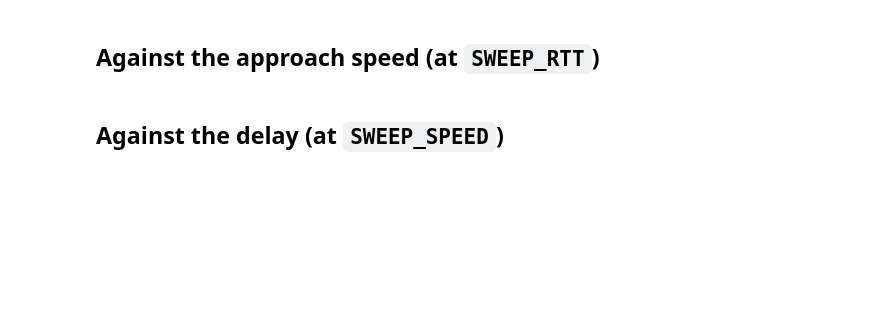
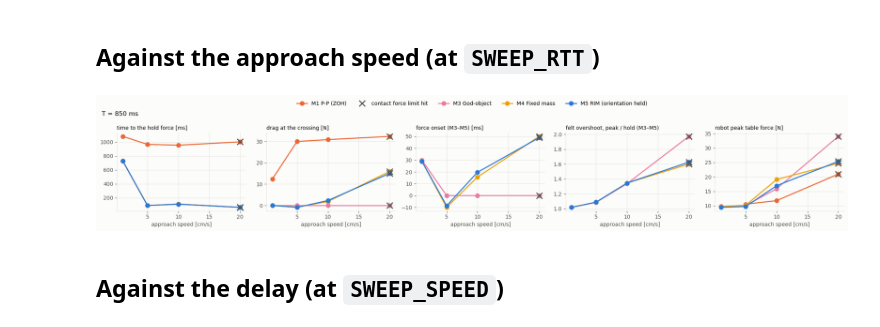
Before and after one commit to McGill-Applied-Dynamics-Lab/adl-ros2, a Jupyter notebook: experiments/rim-delays/exp/e3_approach.ipynb, the cells around one changed output. Cells and saved outputs as stored; diff of their text form; code cells hidden in the pictures; blank space fills up the shorter version.

```diff
--- a/experiments/rim-delays/exp/e3_approach.ipynb
+++ b/experiments/rim-delays/exp/e3_approach.ipynb
@@ -42,0 +102,12 @@ df[cols].sort_values(["T", "approach_speed", "method"])
+# %%
+from runs import load_run
+
+loaded = {r: load_run(r) for r in df.dir}
+df["stop_reason"] = [loaded[r]["meta"].get("stop_reason") for r in df.dir]
+df["limit_events"] = [(loaded[r]["meta"].get("contact_limit") or {}).get("events") for r in df.dir]
+df["hold_s"] = [loaded[r]["meta"]["script"]["hold_s"] for r in df.dir]
+df["rest_s"] = [loaded[r]["meta"]["script"]["rest_s"] for r in df.dir]
+df["clamp_N"] = [(loaded[r]["meta"].get("haptic_step") or {}).get("max_force_world") for r in df.dir]
+df[["run", "method", "T", "approach_speed", "stop_reason", "limit_events", "hold_s", "rest_s", "clamp_N"]].sort_values(
+    ["T", "approach_speed", "method"]
+)
@@ -43,19 +132,41 @@ df[cols].sort_values(["T", "approach_speed", "method"])
 # %% [markdown]
 ## Against the approach speed (at `SWEEP_RTT`)
 # %%
-metrics = [("onset_latency_ms_mean", "force-onset latency [ms]"), ("penetration_at_onset_mm_mean", "penetration at onset [mm]"),
-           ("overshoot_mean", "felt overshoot (peak / settled)"), ("robot_peak_table_N_mean", "robot peak table force [N]")]
-sub = df[df["T"] == SWEEP_RTT]
-fig, axes = plt.subplots(1, len(metrics), figsize=(4.2 * len(metrics), 3.3))
+metrics = [
+    ("hold_latency_ms_mean", "time to the hold force [ms]"),
+    ("felt_at_crossing_N_mean", "drag at the crossing [N]"),
+    ("onset_latency_ms_mean", "force onset (M3–M5) [ms]"),
+    ("overshoot_mean", "felt overshoot, peak / hold (M3–M5)"),
+    ("robot_peak_table_N_mean", "robot peak table force [N]"),
+]
+
+sub = df[(df["T"] == SWEEP_RTT) & ~df.steady]
+fig, axes = plt.subplots(1, len(metrics), figsize=(4 * len(metrics), 3.3))
 for ax, (y, title) in zip(axes, metrics):
     for m in P.methods_in(sub):
-        s = sub[sub.method == m].groupby("approach_speed")[y].mean()
-        ax.plot(100 * s.index, s.values, "o-", color=P.color(m), label=P.LABELS.get(m, m) if ax is axes[0] else None)
+        s = sub[sub.method == m].groupby("approach_speed")[[y, "contact_limited_mean"]].mean()
+        undefined = y in ("onset_latency_ms_mean", "overshoot_mean") and m == "zoh"  # M1: drag, not an onset
+        y_ = s[y] * np.nan if undefined else s[y]
+        ax.plot(
+            100 * s.index, y_, "o-", lw=2, ms=8, color=P.color(m), label=P.LABELS.get(m, m) if ax is axes[0] else None
+        )
+        lim = s.contact_limited_mean > 0
+        ax.plot(
+            100 * s.index[lim],
+            y_[lim],
+            "x",
+            ms=11,
+            mew=2,
+            color=P.INK_2,
+            label="contact force limit hit" if (ax is axes[0] and m == P.methods_in(sub)[0]) else None,
+        )
     ax.set_title(title, loc="left", fontsize=10)
     ax.set_xlabel("approach speed [cm/s]")
 fig.suptitle(f"T = {SWEEP_RTT} ms", x=0.01, ha="left")
-fig.legend(loc="upper center", ncol=4, bbox_to_anchor=(0.5, 1.1))
+fig.legend(loc="upper center", ncol=5, bbox_to_anchor=(0.5, 1.1))
 fig.tight_layout()
+# %% [output]
+[figure, added]
 # %% [markdown]
 ## Against the delay (at `SWEEP_SPEED`)
 # %%
```
Also changed, not shown: parts of 12 cells of this notebook, 15 other files.
